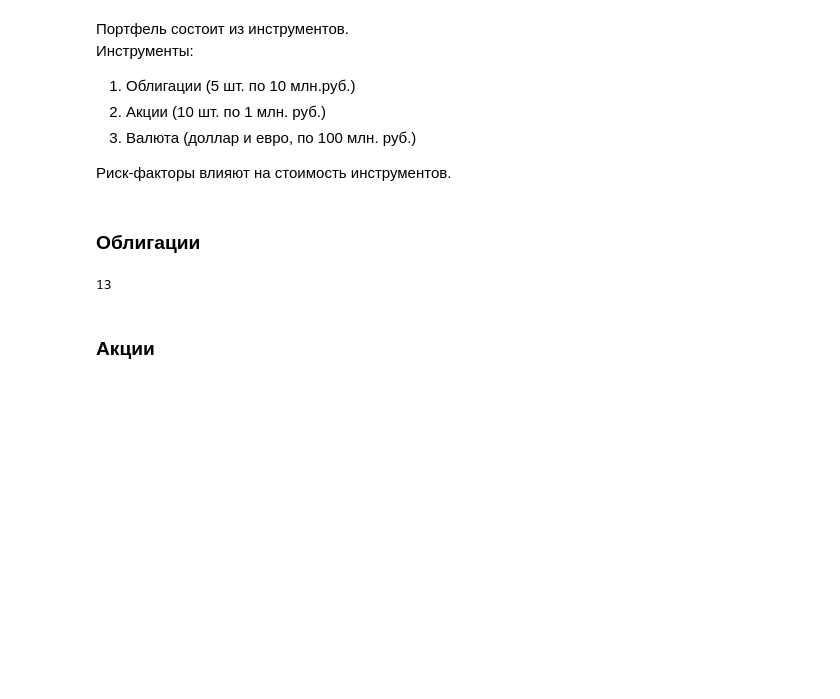
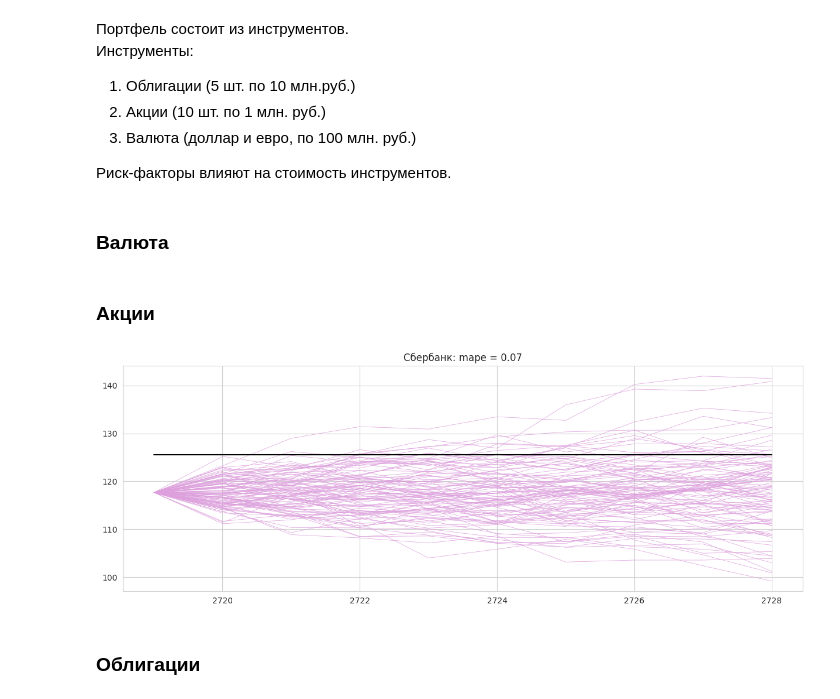
Before and after one commit to quynhu-d/hse_risk_management_1, a Jupyter notebook: notebooks/RM_part4.ipynb, the cells around one changed output. Saved outputs shown, nothing was run; the diff lists cells and outputs as text; code cells hidden in the pictures; blank space fills up the shorter version.

```diff
--- a/notebooks/RM_part4.ipynb
+++ b/notebooks/RM_part4.ipynb
@@ -118,8 +137,11 @@ class Fair_value_measurement:
         self.N_traj = N_traj
 
         self.metric = metric
+        self.metric_res = None
 
         self.factors_sim = self.make_simulations_for_risk_factors(self.metric)
+
+        self.predictions = None
 
     def make_simulations_for_risk_factors(self, metric='mape'):
         # симулируется n траекторий для каждого риск-фактора на t шагов вперед
@@ -137,28 +159,37 @@ class Fair_value_measurement:
 
         return df_res
 
-    def plot_predictions(self, fig_size=(18, 6)):
+    def make_x_test(self, i_traj):
+        # формируем x_test из симуляций риск-факторов
+        x_test = pd.DataFrame(index=self.test.index[:self.n_steps])
+        for factor in self.factors_sim.keys():
+            x_test[factor] = self.factors_sim[factor][i_traj]
+        return x_test
+
+    def plot_predictions(self, fig_size=(15, 5)):
         fig, axs = plt.subplots(1, 1, figsize=fig_size)
-        axs.plot(self.train.index, self.simulations[m].T, color=self.colors[m], linewidth=0.5)
-        axs.plot(self.t_train, self.val_train, color=self.colors['factor'], linewidth=1.5, label='factor')
-        axs.legend()
-        axs.set_title(self.name)
+        axs.plot(self.test.index[:self.n_steps], self.predictions.T, color='plum', linewidth=0.5)
+        axs.plot(self.test.index[:self.n_steps], self.test[self.target_name].values[:self.n_steps],
+                 color='black', linewidth=1.5)
+        #axs.legend()
+        axs.set_title(f'{self.target_name}: {self.metric} = {round(self.metric_res, 2)}')
         plt.show()
 
-
-
-    def make_predictions(self):
+    def make_predictions(self, plot=0):
         x_train = self.train[self.risk_factors]
         y_train = self.train[self.target_name]
-        y_test = self.test[self.target_name]
+        y_test = self.test[self.target_name].values[:self.n_steps]
 
         y_pred_s = []
         for i in range(0, self.N_traj):
-            # формируем x_test из симуляций риск-факторов
-            x_test = pd.DataFrame(index=self.test.index[:self.n_steps])
-            for factor in self.factors_sim.keys():
-                x_test[factor] = self.factors_sim[factor][i]
+            x_test = self.make_x_test(i)
             y_pred = make_predictions_LR(x_train, y_train, x_test)
             y_pred_s.append(np.array(y_pred))
 
         self.predictions = np.array(y_pred_s)
+        self.metric_res = calculate_score(y_test, self.predictions, self.metric)
+
+        if plot==1:
+            self.plot_predictions()
+# %% [markdown]
+### Валюта
@@ -165,13 +200,17 @@ class Fair_value_measurement:
+# %% [markdown]
+### Акции
+# %%
+risk_factors_2 = ['Курс доллара', 'Курс евро', 'Нефть', 'МосБиржа', 'РТС',
+       'Золото', 'Серебро', 'Платина', 'КБД 0.25', 'КБД 1', 'КБД 5', 'КБД 10', 'КБД 20']
+
+stocks = ['Аэрофлот', 'Газпром', 'ГМК Норникель', 'Лукойл', 'МТС', 'ПИК', 'Роснефть', 'Сбербанк', 'Татнефть', 'Яндекс']
+# %%
+FV_sber = Fair_value_measurement(target_name=stocks[7], factors_name = risk_factors_2, df=data, last_date= SPLIT_DATE)
+# %%
+FV_sber.make_predictions(plot=1)
+# %% [output]
+[figure, added]
 # %% [markdown]
 ### Облигации
-# %%
-risk_factors_1 = ['Курс доллара', 'Курс евро', 'Нефть', 'МосБиржа', 'РТС',
-       'Золото', 'Серебро', 'Платина', 'КБД 0.25', 'КБД 1', 'КБД 5', 'КБД 10', 'КБД 20']
-
-print(len(risk_factors_1))
-# %% [output]
-13
 # %%
 bonds = ['ОФЗ_26207', 'ОФЗ_26215', 'ОФЗ_26218', 'ОФЗ_26219', 'ОФЗ_26222']
-# %% [markdown]
-### Акции
```
Also changed, not shown: parts of 8 cells of this notebook.
